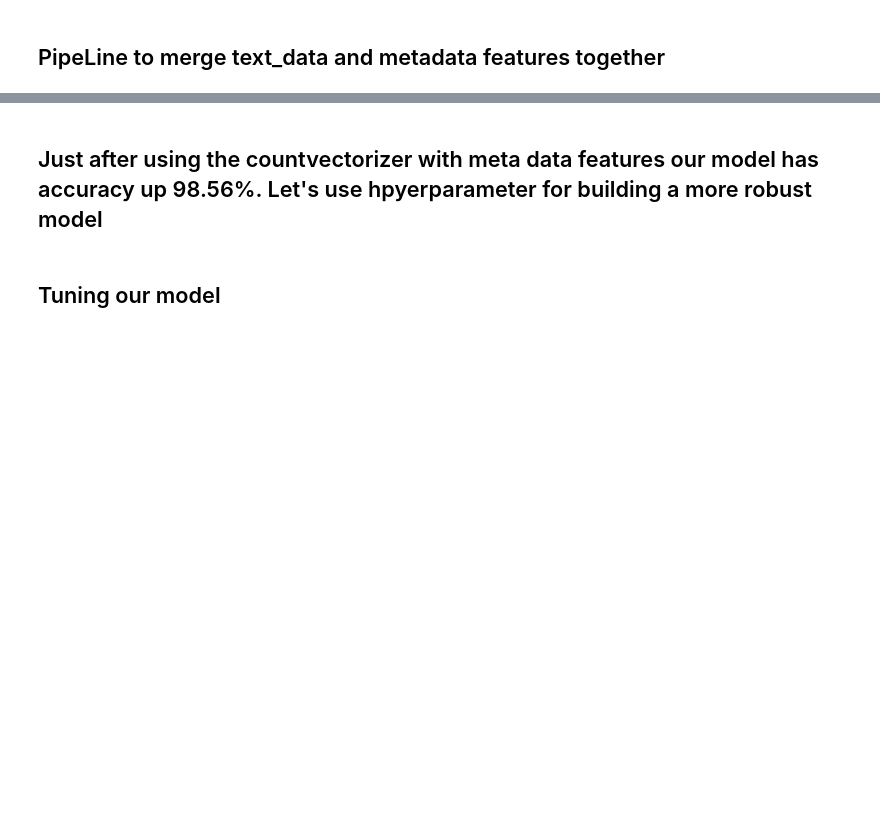
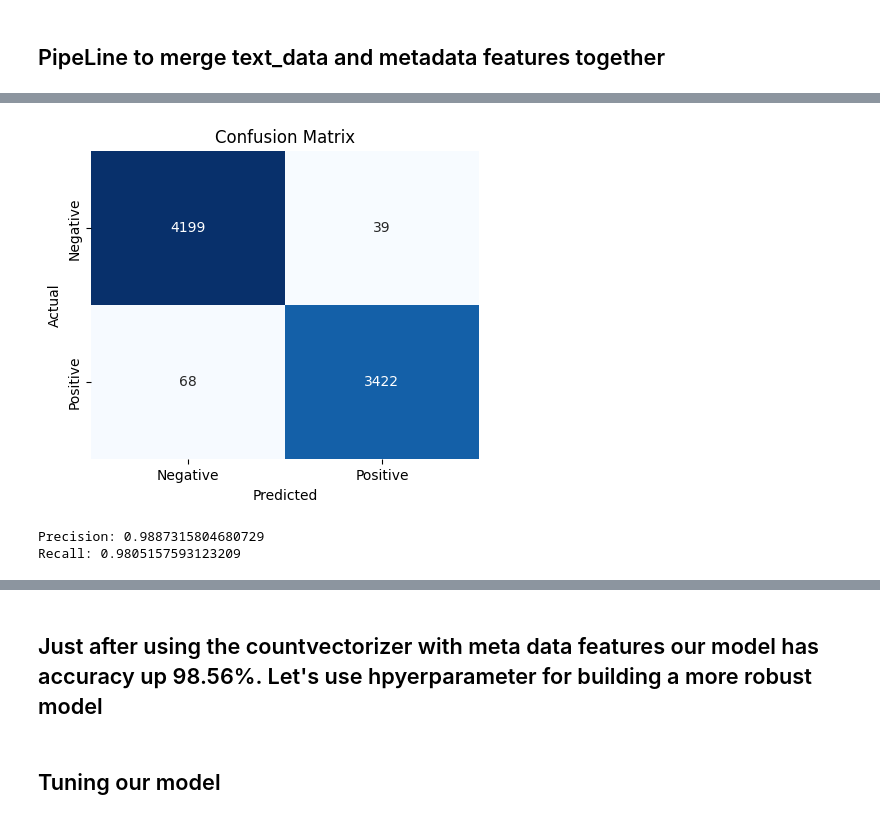
Before and after one commit to regmi-keshav/misinfo-detector, a Jupyter notebook: notebooks/modeling.ipynb, the cells around one changed output, grey strips where cells are left out. Drawn from its saved outputs; the diff is of its cells as text; code cells hidden in the pictures; blank space fills up the shorter version.

```diff
--- a/notebooks/modeling.ipynb
+++ b/notebooks/modeling.ipynb
@@ -90,6 +71,8 @@ class TextPreprocessor(BaseEstimator, TransformerMixin):
         ])
         self.stopwords_set = set(self.stop_words).union(self.freqwords)
         self.lemmatizer = WordNetLemmatizer()
+        # Tokenize
+        self.tokenizer = RegexpTokenizer(r'[a-zA-Z0-9]+')
 
     def preprocess_text(self, text):
         # Lowercase
@@ -140,8 +123,9 @@ class TextPreprocessor(BaseEstimator, TransformerMixin):
         # Remove extra whitespace
         text = re.sub(r'\s+', ' ', text).strip()
 
-        # Tokenize
-        tokens = nltk.word_tokenize(text)
+
+        tokens = self.tokenizer.tokenize(text)
+
 
         # Remove stopwords
         tokens = [word for word in tokens if word not in self.stopwords_set]
@@ -237,7 +225,7 @@ final_df = data_news.drop(columns=['title', 'text', 'title_length'])
 # final_df.rename(columns={'no_sw_lem': 'text_cleaned'}, inplace=True)
 # final_df.head()
 
-
+final_df.rename(columns={'text_cleaned': 'text'}, inplace=True)
 
 X = final_df.drop(columns=['label' ,'subject'])
 y = final_df.label
@@ -296,7 +277,7 @@ y_test.dropna(inplace=True, how='any')
 
 trf1 = ColumnTransformer(
     transformers=[
-        ('vectorizer', CountVectorizer(), 'text_cleaned')
+        ('vectorizer', CountVectorizer(), 'text')
     ],
     remainder='passthrough',  # keeps metadata columns
 
@@ -310,6 +291,8 @@ model_pipe = Pipeline(
     ]
 )
 
+
+
 model_pipe  # Displays a diagram of the pipeline
 # %% [output]
 Pipeline(steps=[('trf1',
@@ -361,0 +335,10 @@ Mean Accuracy: 98.56%
+# %%
+from sklearn.metrics import f1_score, classification_report
+y_pred = model_pipe.predict(X_test)
+
+f1score= f1_score(y_test, y_pred)*100
+
+print(f"Accracy of the model is {f1score:.4f}%")
+print('------------------------------------------------')
+print('Classification Report:')
+print(classification_report(y_test, y_pred))
@@ -361,0 +357,29 @@ Mean Accuracy: 98.56%
+# %%
+from sklearn.metrics import confusion_matrix
+import seaborn as sns
+import matplotlib.pyplot as plt
+
+
+
+# Compute confusion matrix
+cm = confusion_matrix(y_test, y_pred)
+
+plt.figure(figsize=(5,4))
+sns.heatmap(cm, annot=True, fmt='d', cmap='Blues', cbar=False,
+            xticklabels=['Negative', 'Positive'],
+            yticklabels=['Negative', 'Positive'])
+plt.xlabel('Predicted')
+plt.ylabel('Actual')
+plt.title('Confusion Matrix')
+plt.savefig('confusion_matrix.png')
+plt.show()
+# %% [output]
+[figure, added]
+# %%
+from sklearn.metrics import precision_score, recall_score
+
+print(f"Precision: {precision_score(y_test, y_pred)}")
+print(f"Recall: {recall_score(y_test, y_pred)}")
+# %% [output]
+Precision: 0.9887315804680729
+Recall: 0.9805157593123209
```
Also changed, not shown: parts of 49 cells of this notebook, 2 other files.
